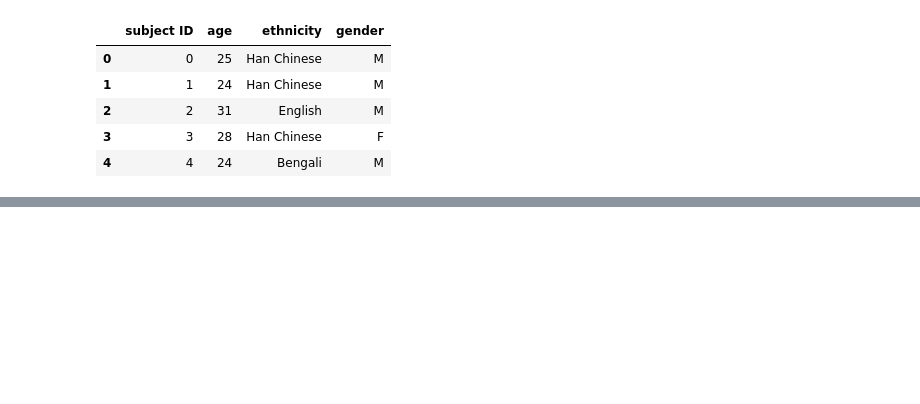
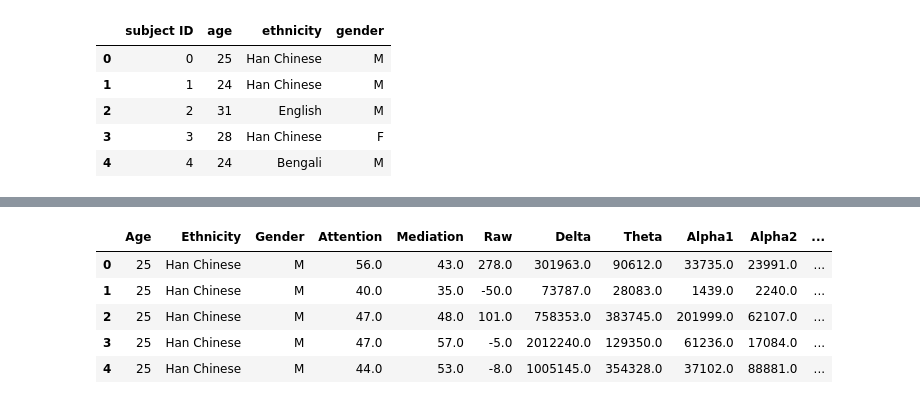
Before and after one commit to rajnishprao/Spiced_Projects, a Jupyter notebook: Time_Series_Classification/EEG_01_EDA.ipynb, the cells around one changed output, grey strips where cells are left out. Drawn from its saved outputs; the diff is of its cells as text; code cells hidden in the pictures; blank space fills up the shorter version.

```diff
--- a/Time_Series_Classification/EEG_01_EDA.ipynb
+++ b/Time_Series_Classification/EEG_01_EDA.ipynb
@@ -26,0 +145,4 @@ demo_df.head()
+# %%
+# cleaning up column names which are in different formats
+# fuckall extraspace and extra n
+df.rename(columns={' age':'Age', ' ethnicity':'Ethnicity', ' gender':'Gender', 'user-definedlabeln':'Label'}, inplace=True)
@@ -26,0 +152,9 @@ demo_df.head()
+# %%
+df.head()
+# %% [output]
+|  | Age | Ethnicity | Gender | Attention | Mediation | Raw | Delta | Theta | Alpha1 | Alpha2 | ... |
+| 0 | 25 | Han Chinese | M | 56.0 | 43.0 | 278.0 | 301963.0 | 90612.0 | 33735.0 | 23991.0 | ... |
+| 1 | 25 | Han Chinese | M | 40.0 | 35.0 | -50.0 | 73787.0 | 28083.0 | 1439.0 | 2240.0 | ... |
+| 2 | 25 | Han Chinese | M | 47.0 | 48.0 | 101.0 | 758353.0 | 383745.0 | 201999.0 | 62107.0 | ... |
+| 3 | 25 | Han Chinese | M | 47.0 | 57.0 | -5.0 | 2012240.0 | 129350.0 | 61236.0 | 17084.0 | ... |
+| 4 | 25 | Han Chinese | M | 44.0 | 53.0 | -8.0 | 1005145.0 | 354328.0 | 37102.0 | 88881.0 | ... |
```
Also changed, not shown: parts of 20 cells of this notebook.
